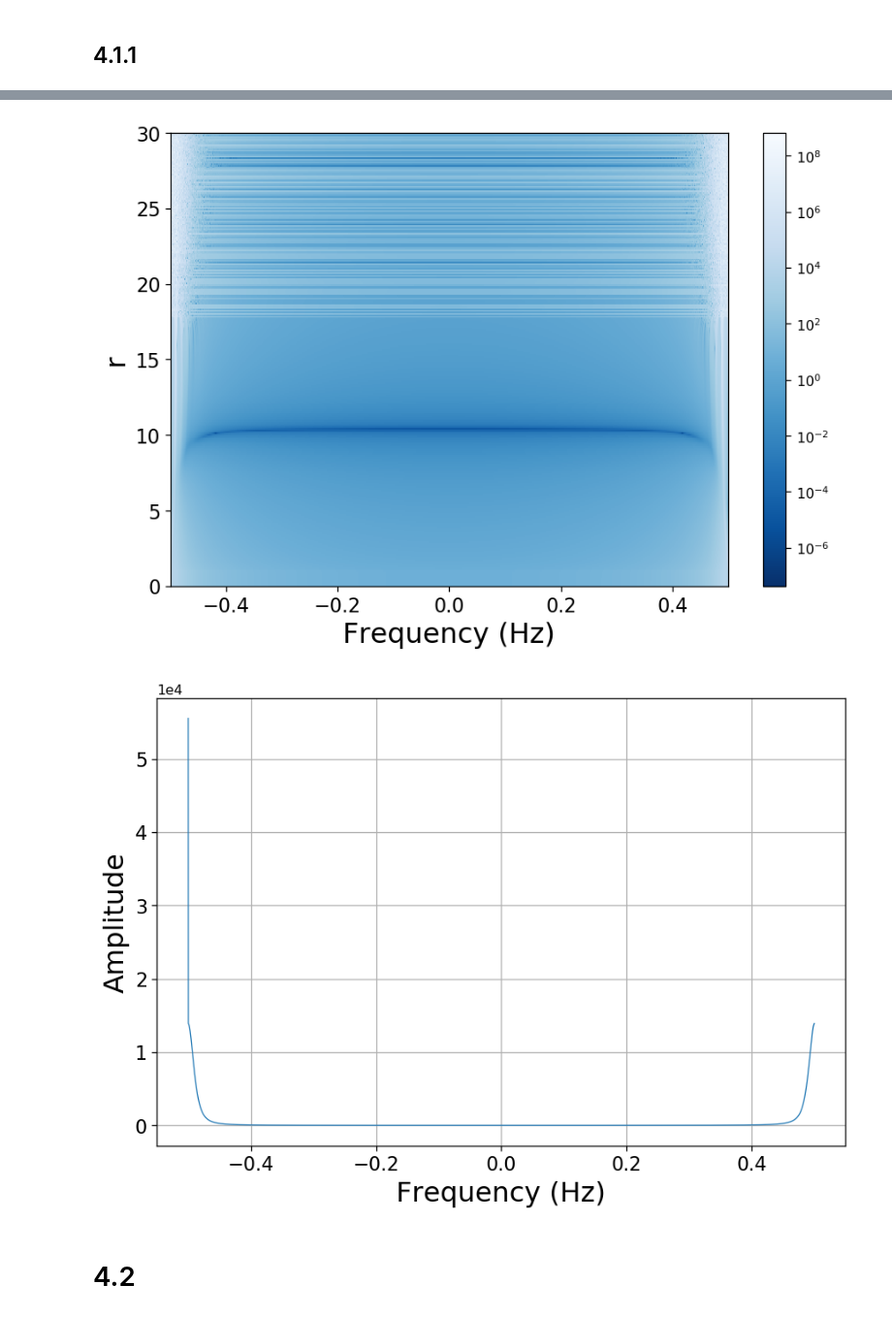
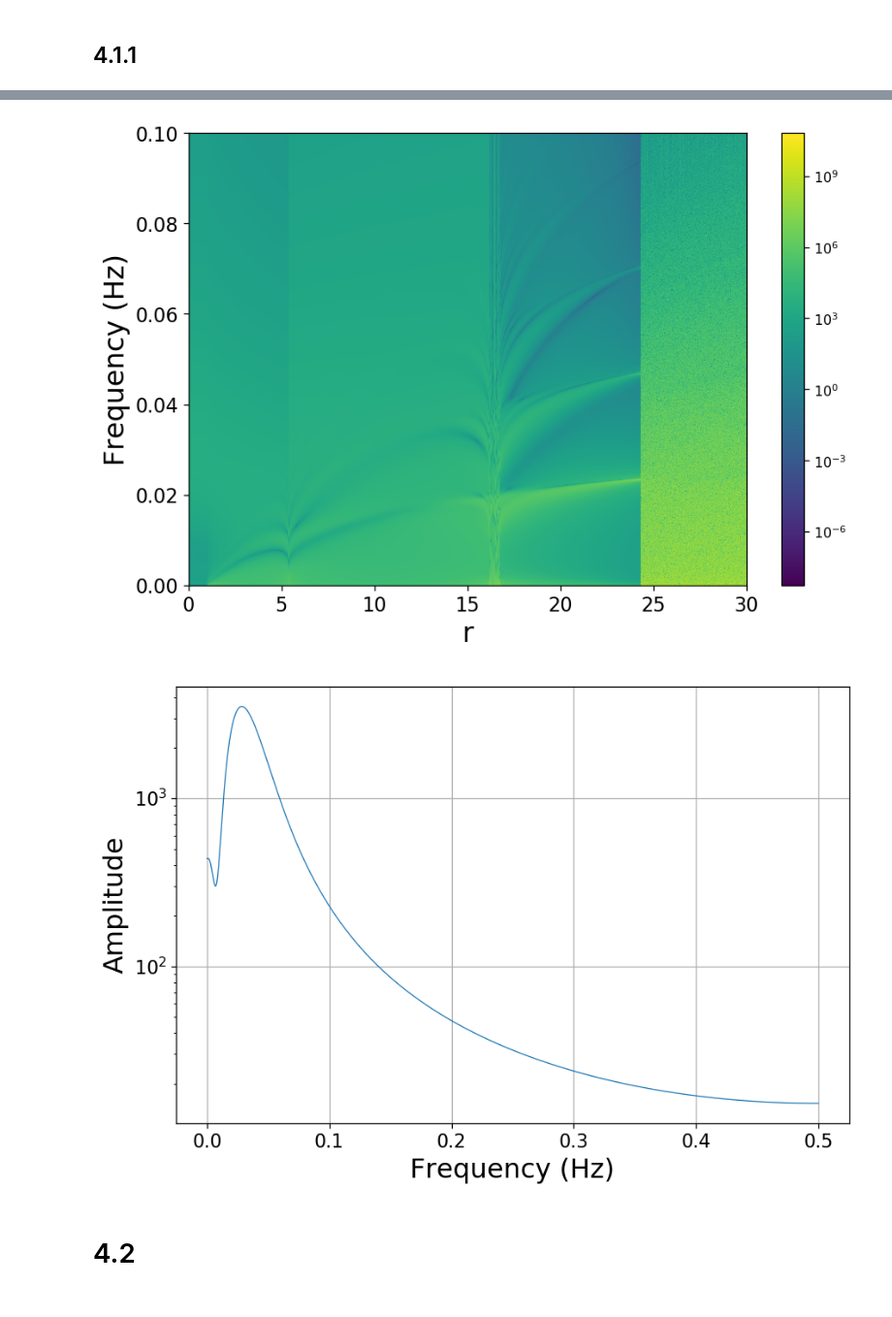
Before and after one commit to NathanMeulen/Fourier_Transform_exploration, a Jupyter notebook: Fourier Transforms Lab.ipynb, the cells around one changed output, grey strips where cells are left out. Shown at 97% size. Drawn from its saved outputs; the diff is of its cells as text; code cells hidden in the pictures.

```diff
--- a/Fourier Transforms Lab.ipynb
+++ b/Fourier Transforms Lab.ipynb
@@ -794,0 +804,11 @@ Saved
+# %%
+%matplotlib inline
+r = np.linspace(0, 30, 1001, dtype=np.complex)
+
+endpoint = []
+
+for i in r:
+    endpoint.append(lorenz_positions(*np.random.uniform(-5, 5, 3), r=i.real, max_time=300, dt=0.1)[0, -1])
+    if i.real%3<1e-5: print("r =", i.real, "done")
+
+y = fixed_point(r)[0]
@@ -834,7 +849,7 @@ for r in [1, 3, 13, 14.5, 26]:
 
     ax[0].plot(x, linewidth=0.8)
     ax[1].plot(x, y, linewidth=0.8)
-    ax[2].plot(np.fft.fftshift(np.fft.fftfreq(len(x))), np.abs(np.fft.fft(x))**2, linewidth=0.8)
+    ax[2].plot((np.fft.rfftfreq(len(x))), np.abs(np.fft.rfft(x))**2, linewidth=0.8)
 
     ax[0].tick_params(labelsize=label_size)
     ax[1].tick_params(labelsize=label_size)
@@ -844,11 +859,15 @@ for r in [1, 3, 13, 14.5, 26]:
 
     ax[0].set_xlabel('t', fontsize=font_size)
     ax[0].set_ylabel('x', fontsize=font_size)
+    ax[0].yaxis.tick_right()
 
     ax[1].set_xlabel('x', fontsize=font_size)
     ax[1].set_ylabel('y', fontsize=font_size)
+    ax[1].yaxis.tick_right()
 
     ax[2].set_xlabel('Frequencies (Hz)', fontsize=font_size)
     ax[2].set_ylabel('Amplitude', fontsize=font_size)
     ax[2].ticklabel_format(style='sci', axis='y', scilimits=(0,0))
+    ax[2].set_yscale('log')
+    ax[2].yaxis.tick_right()
 # %% [output]
@@ -860,10 +879,16 @@ for r in [1, 3, 13, 14.5, 26]:
 # %%
-rs = np.linspace(0, 30, 301)
+rs = np.linspace(0, 30, 1501)
 spectral_densities = []
+max_time = 512
+time_step = 1/64
 
 for r in rs:
-    x, y, z = lorenz_positions(5, 5, 5, r=r, max_time=40, dt=0.01)
+    x, y, z = lorenz_positions(7.8, 7.8, 27, r=r, max_time=max_time, dt=time_step)
 
-    spectral_densities.append(np.abs(np.fft.fft(x))**2)
+    spectral_densities.append(np.abs(np.fft.rfft(x))**2)
 
-xx, yy = np.meshgrid(np.fft.fftshift(np.fft.fftfreq(len(x))), rs)
+    if r%3<1e-5: print("r =", r, "done")
+
+xx, yy = np.meshgrid(rs, np.fft.rfftfreq(len(x)))
+spectral_densities = np.array(spectral_densities)
+print("Complete.")
@@ -870,22 +908,22 @@ xx, yy = np.meshgrid(np.fft.fftshift(np.fft.fftfreq(len(x))), rs)
 # %%
-spectral_densities = np.array(spectral_densities)
-
 #**********Plotting***********
 font_size=20
 
-make_plot(y_label='r', x_label='Frequency (Hz)', grid=False)
-plt.pcolormesh(xx, yy, spectral_densities,
+make_plot(y_label='Frequency (Hz)', x_label='r', grid=False)
+plt.pcolormesh(xx, yy, spectral_densities.T,
                norm=colors.LogNorm(vmin=spectral_densities.min(), vmax=spectral_densities.max()))
-plt.set_cmap('Blues_r')
+plt.set_cmap('viridis')
+plt.gca().set_ylim(0, 0.1)
 plt.colorbar()
 plt.show()
 
-plot = make_plot(x_label="Frequency (Hz)", y_label="Amplitude").plot(np.fft.fftshift(np.fft.fftfreq(len(spectral_densities[1]))),
+plot = make_plot(x_label="Frequency (Hz)", y_label="Amplitude").plot(np.fft.rfftfreq(int(max_time/time_step)),
                                                               spectral_densities[10], linewidth=0.8)
-plt.gca().ticklabel_format(style='sci', axis='y', scilimits=(0,0));
+plt.gca().ticklabel_format(style='sci', axis='y', scilimits=(0,0))
+plt.gca().set_yscale('log');
 # %% [output]
-[figure, old version]
+[figure, new version]
-[figure, old version]
+[figure, new version]
 # %% [markdown]
 # 4.2
 # %%
```
Also changed, not shown: parts of 18 cells of this notebook.
